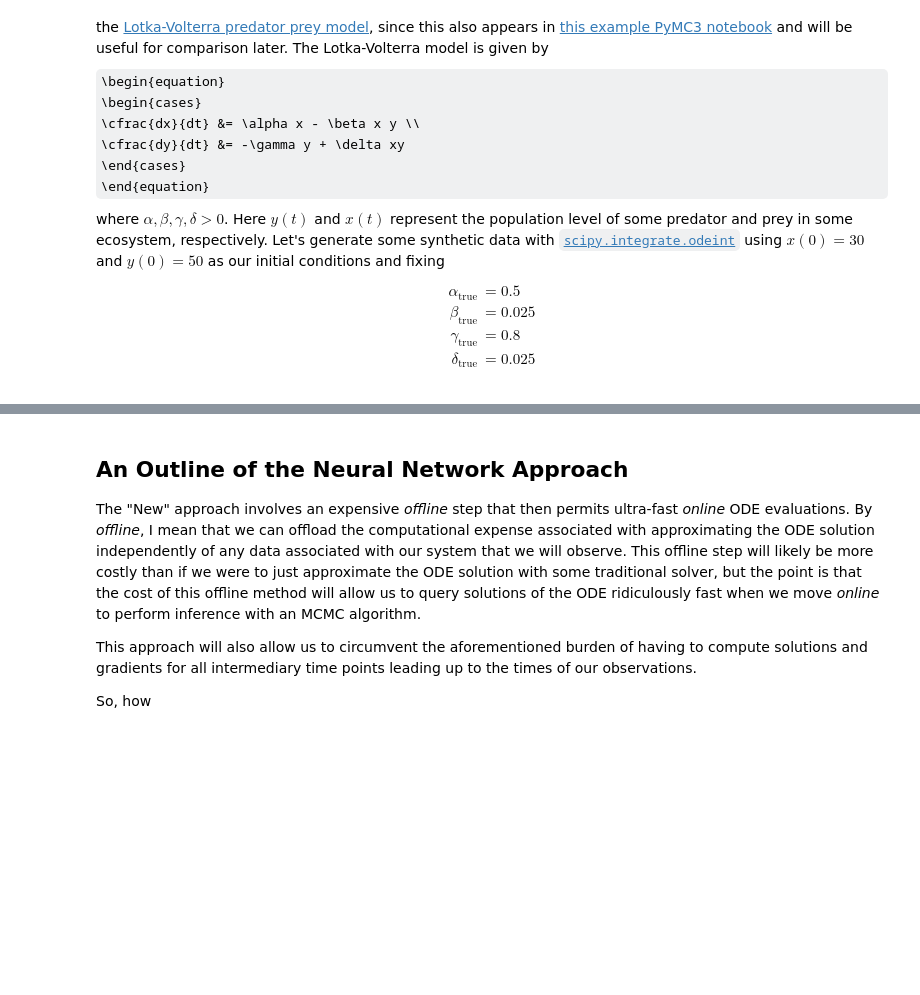
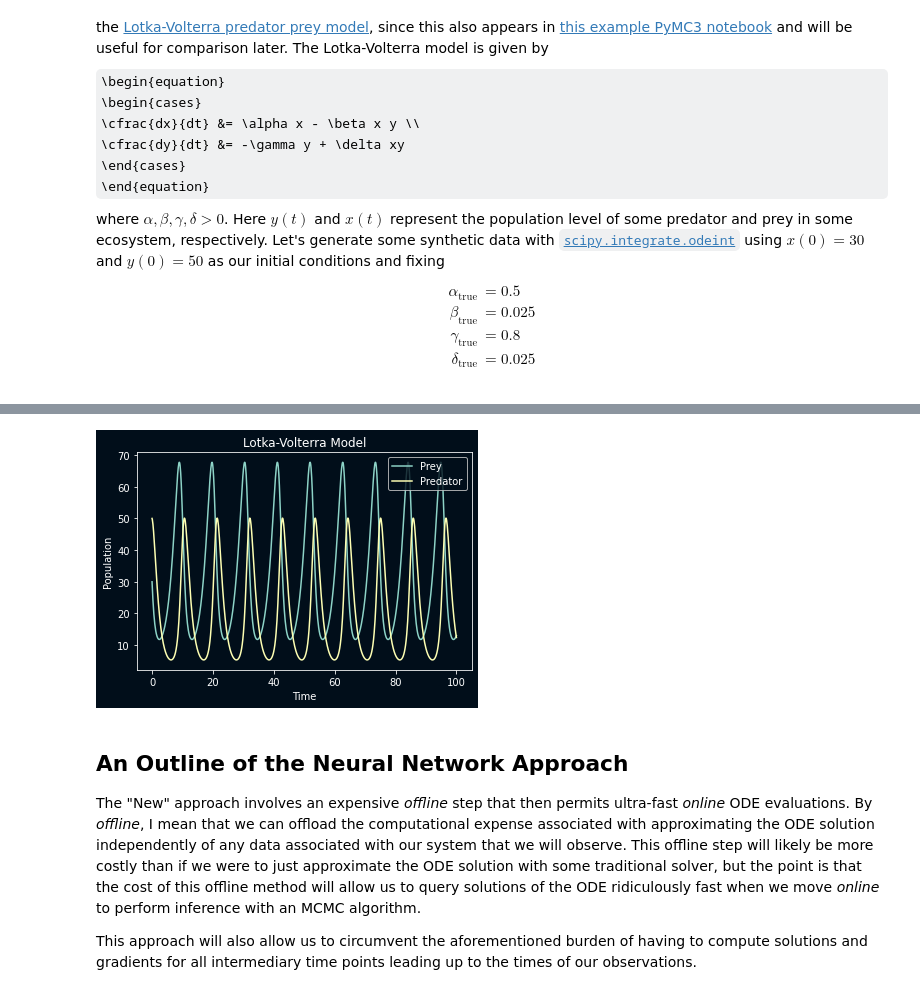
Before and after one commit to jlindbloom/qed404, a Jupyter notebook: _notebooks/2021-01-01-ode-inference-with-pydens-and-pymc3.ipynb, the cells around one changed output, grey strips where cells are left out. Cells and saved outputs as stored; diff of their text form; code cells hidden in the pictures; some formulas as TeX source; blank space fills up the shorter version.

```diff
--- a/_notebooks/2021-01-01-ode-inference-with-pydens-and-pymc3.ipynb
+++ b/_notebooks/2021-01-01-ode-inference-with-pydens-and-pymc3.ipynb
@@ -93,3 +88,13 @@ plt.plot(t, sol)
+# %%
+plt.plot(t, sol[:,0], label="Prey")
+plt.plot(t, sol[:,1], label="Predator")
+plt.xlabel("Time")
+plt.ylabel("Population")
+plt.title("Lotka-Volterra Model")
+plt.legend()
+plt.show()
+# %% [output]
+[figure, added]
 # %% [markdown]
 ## An Outline of the Neural Network Approach
 
@@ -97,5 +102,3 @@ plt.plot(t, sol)
 The "New" approach involves an expensive *offline* step that then permits ultra-fast *online* ODE evaluations. By *offline*, I mean that we can offload the computational expense associated with approximating the ODE solution independently of any data associated with our system that we will observe. This offline step will likely be more costly than if we were to just approximate the ODE solution with some traditional solver, but the point is that the cost of this offline method will allow us to query solutions of the ODE ridiculously fast when we move *online* to perform inference with an MCMC algorithm.
 
 This approach will also allow us to circumvent the aforementioned burden of having to compute solutions and gradients for all intermediary time points leading up to the times of our observations.
-
-So, how
```
Also changed, not shown: parts of 4 cells of this notebook.
